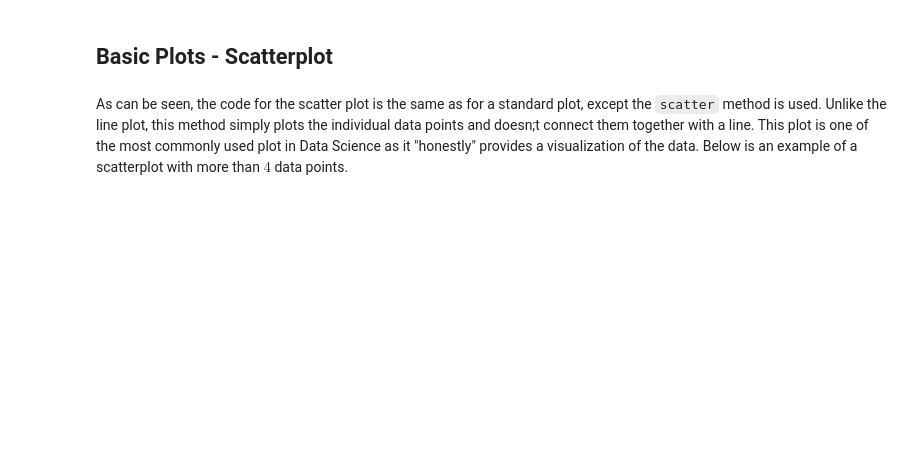
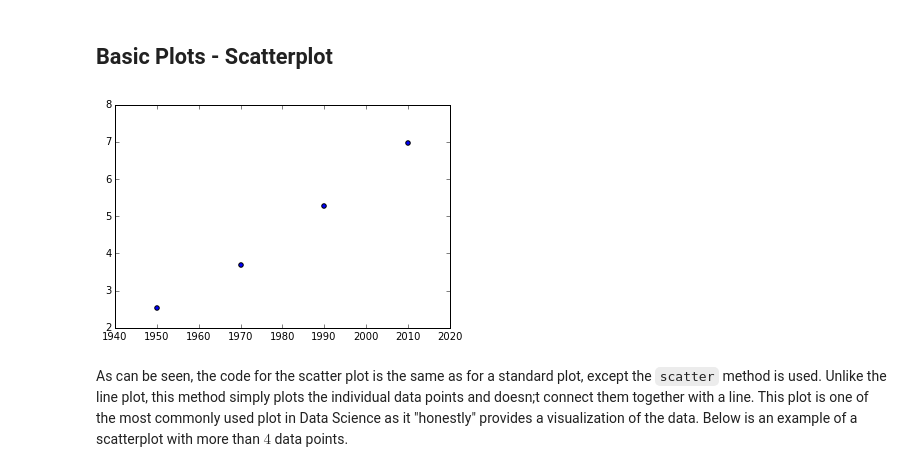
Before and after one commit to darkreapyre/Big-Data-Analytics, a Jupyter notebook: Python for Data Science/Matplotlib.ipynb, the cells around one changed output. Cells and saved outputs as stored; diff of their text form; code cells hidden in the pictures; blank space fills up the shorter version.

```diff
--- a/Python for Data Science/Matplotlib.ipynb
+++ b/Python for Data Science/Matplotlib.ipynb
@@ -179,13 +189,15 @@ plt.show()
 # %%
 # Create the "X-axis"
 year = [1950, 1970, 1990, 2010]
 
 # Create the "Y-axis"
-population = [2.519, 3.692, 5.263, 6.972]
+pop = [2.519, 3.692, 5.263, 6.972]
 
 # Plot
-plt.scatter(year, population)
+plt.scatter(year, pop)
 plt.show()
+# %% [output]
+[figure, added]
 # %% [markdown]
 As can be seen, the code for the scatter plot is the same as for a standard plot, except the `scatter` method is used. Unlike the line plot, this method simply plots the individual data points and doesn;t connect them together with a line. This plot is one of the most commonly used plot in Data Science as it "honestly" provides a visualization of the data. Below is an example of a scatterplot with more than $4$ data points.
 # %%
```
Also changed, not shown: parts of 31 cells of this notebook.
